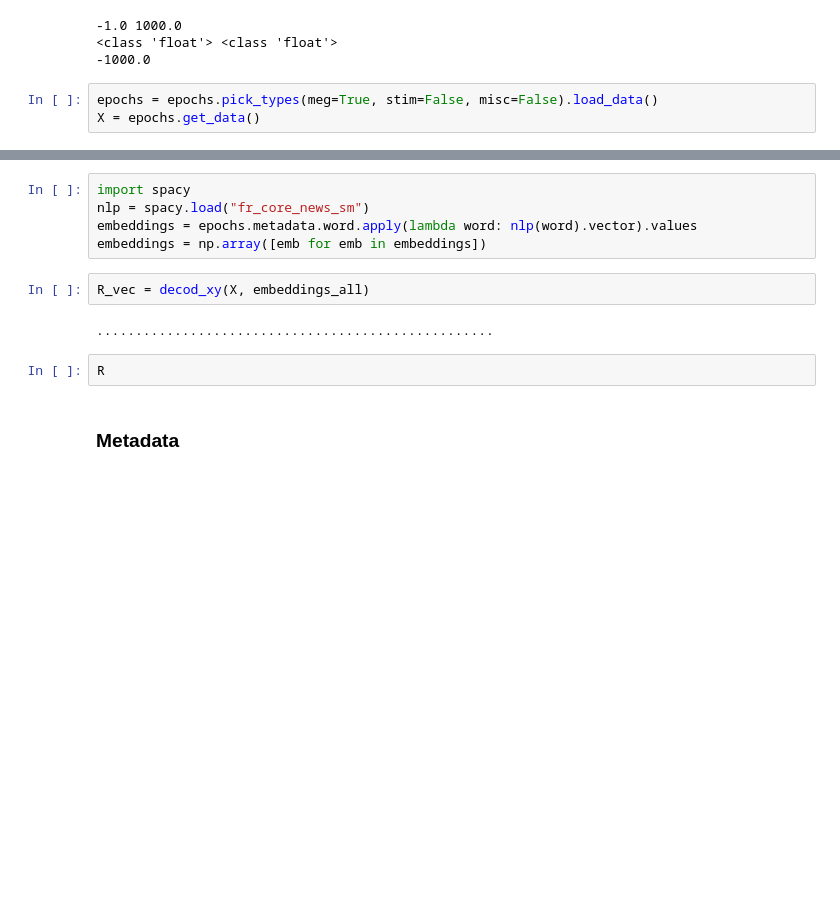
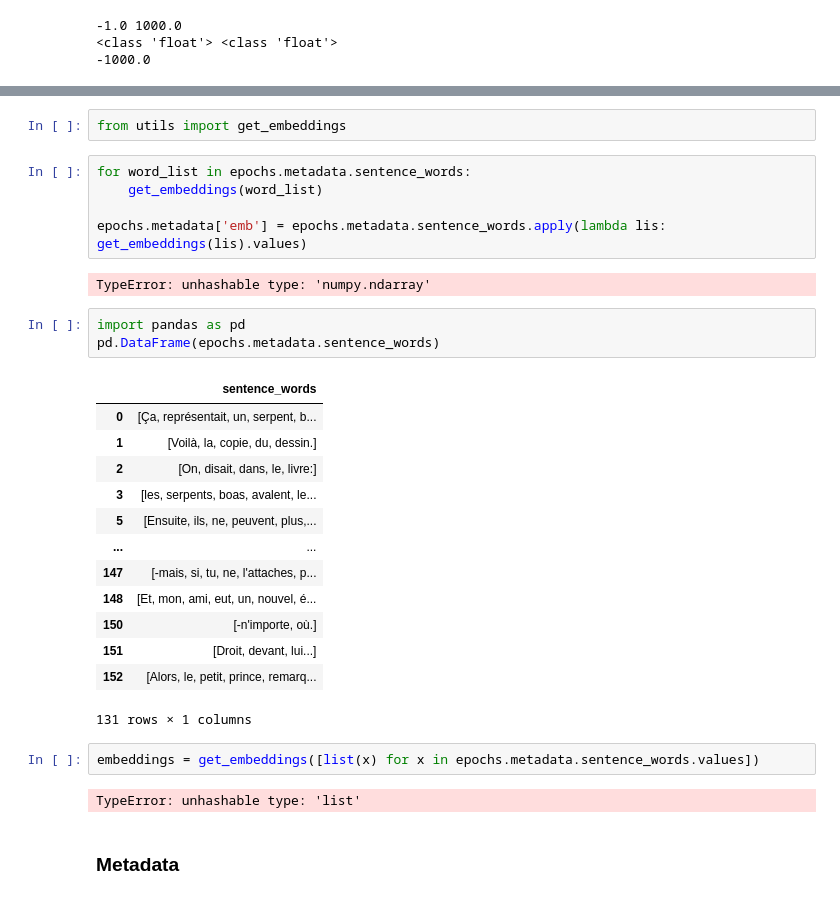
Before and after one commit to BelCorentin/neurospin-petit-prince, a Jupyter notebook: decoding/local_testing/testing_functions.ipynb, the cells around one changed output, grey strips where cells are left out. Saved outputs shown, nothing was run; the diff lists cells and outputs as text; blank space fills up the shorter version.

Commit message:
fixed the issues, and now added a new get_embeddings_disk to retrieve previous embeddings

```diff
--- a/decoding/local_testing/testing_functions.ipynb
+++ b/decoding/local_testing/testing_functions.ipynb
@@ -47,6 +141,3 @@ Reading raw files for modality: visual
 -1.0 1000.0
 <class 'float'> <class 'float'>
 -1000.0
-# %%
-epochs = epochs.pick_types(meg=True, stim=False, misc=False).load_data()
-X = epochs.get_data()
@@ -160,14 +144,33 @@ def decod_xy(X, y):
-# %%
-import spacy
-nlp = spacy.load("fr_core_news_sm")
-embeddings = epochs.metadata.word.apply(lambda word: nlp(word).vector).values
-embeddings = np.array([emb for emb in embeddings])
-# %%
-R_vec = decod_xy(X, embeddings_all)
-# %% [output]
-...................................................
-# %%
-R
+# %%
+from utils import get_embeddings
+# %%
+for word_list in epochs.metadata.sentence_words:
+    get_embeddings(word_list)
+
+epochs.metadata['emb'] = epochs.metadata.sentence_words.apply(lambda lis: get_embeddings(lis).values)
+# %% [output]
+TypeError: unhashable type: 'numpy.ndarray'
+# %%
+import pandas as pd
+pd.DataFrame(epochs.metadata.sentence_words)
+# %% [output]
+|  | sentence_words |
+| 0 | [Ça, représentait, un, serpent, b... |
+| 1 | [Voilà, la, copie, du, dessin.] |
+| 2 | [On, disait, dans, le, livre:] |
+| 3 | [les, serpents, boas, avalent, le... |
+| 5 | [Ensuite, ils, ne, peuvent, plus,... |
+| ... | ... |
+| 147 | [-mais, si, tu, ne, l'attaches, p... |
+| 148 | [Et, mon, ami, eut, un, nouvel, é... |
+| 150 | [-n'importe, où.] |
+| 151 | [Droit, devant, lui...] |
+| 152 | [Alors, le, petit, prince, remarq... |
+131 rows × 1 columns
+# %%
+embeddings = get_embeddings([list(x) for x in epochs.metadata.sentence_words.values])
+# %% [output]
+TypeError: unhashable type: 'list'
 # %% [markdown]
 ### Metadata
 # %%
```
Also changed, not shown: parts of 21 cells of this notebook, 2 other files.
